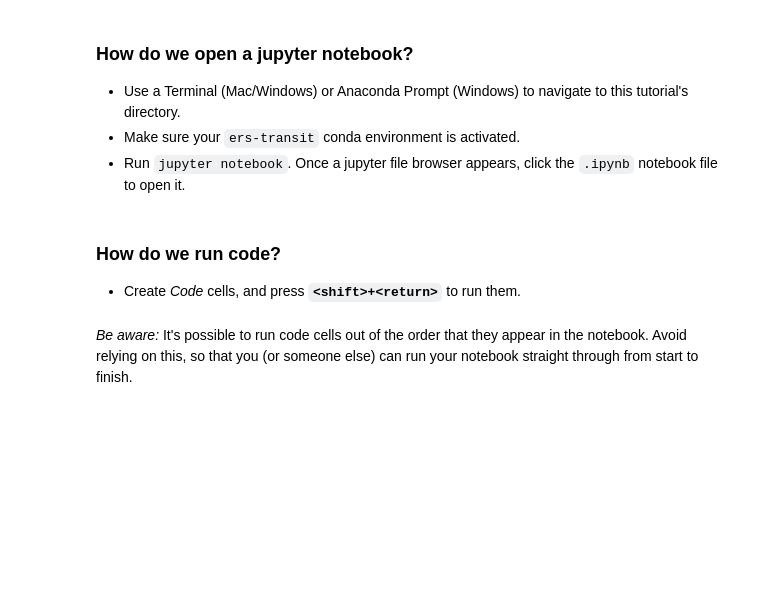
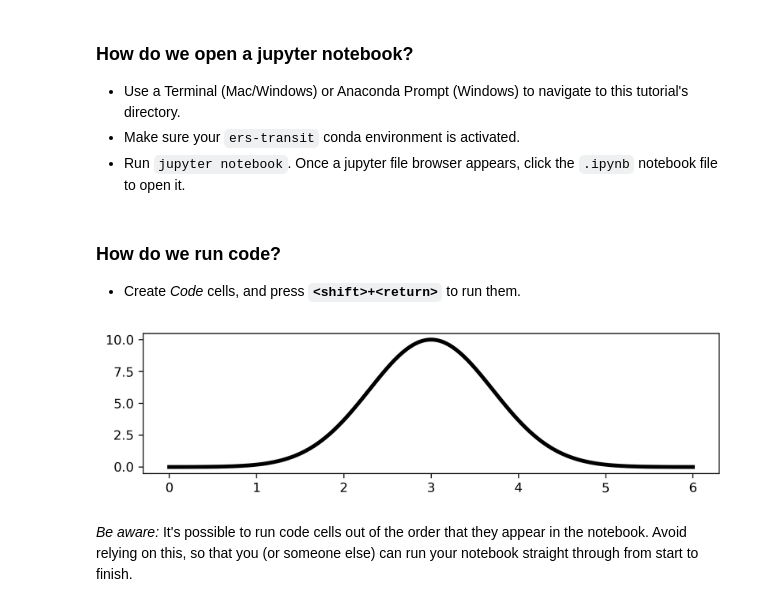
Before and after one commit to ers-transit/hackathon-2021-day0, a Jupyter notebook: hackathon-day0-tutorial.ipynb, the cells around one changed output. Saved outputs shown, nothing was run; the diff lists cells and outputs as text; code cells hidden in the pictures; blank space fills up the shorter version.

```diff
--- a/hackathon-day0-tutorial.ipynb
+++ b/hackathon-day0-tutorial.ipynb
@@ -80,10 +80,12 @@ A *jupyter notebook* is a document containing code, outputs, and explanatory tex
 # %%
 import matplotlib.pyplot as plt, numpy as np
 plt.style.use('bigger-figures.mplstyle')
 
 x = np.linspace(0, 6, 500)
-y = np.random.normal(10*np.exp(-(x-3)**2), 0.5)
-plt.plot(x, y, color='black');
+y = 10*np.exp(-(x-3)**2)
+plt.plot(x, y, color='black', linewidth=3);
+# %% [output]
+[figure, added]
 # %% [markdown]
 *Be aware:* It's possible to run code cells out of the order that they appear in the notebook. Avoid relying on this, so that you (or someone else) can run your notebook straight through from start to finish.
 # %%
```
